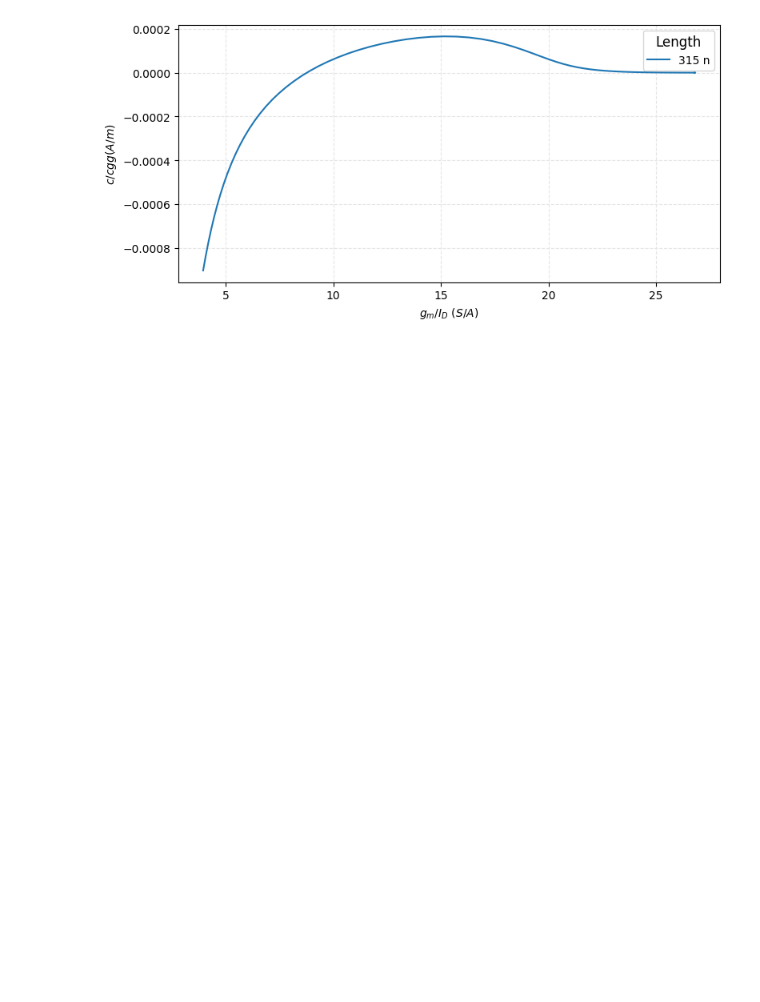
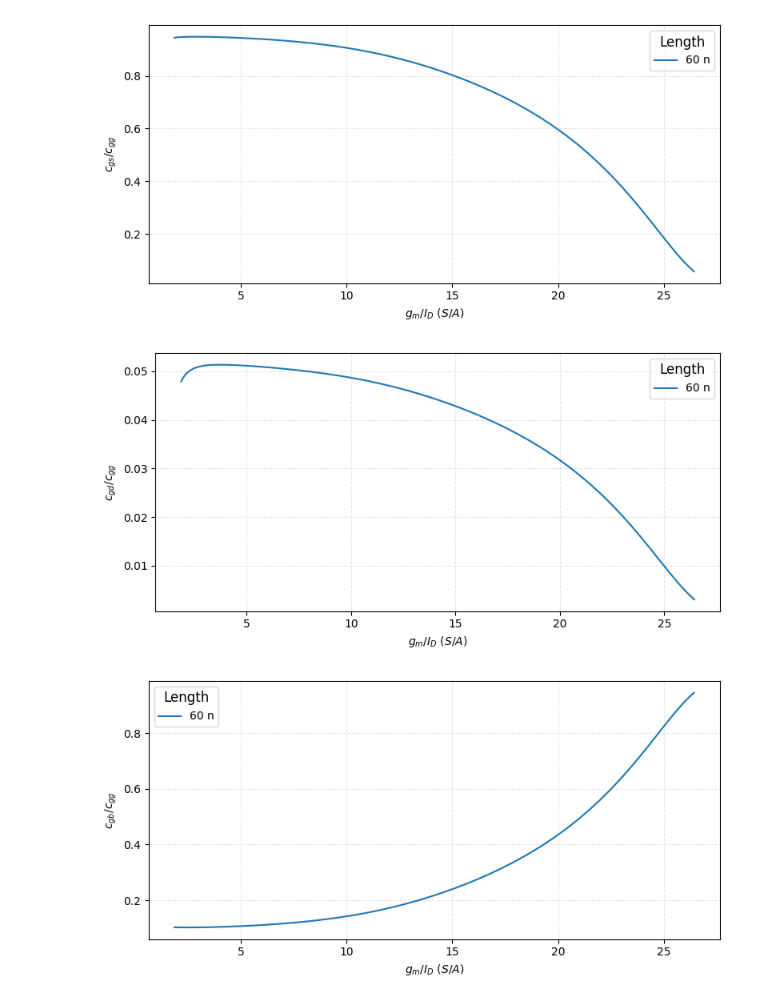
Before and after one commit to Meirelez/gmID_OTA, a Jupyter notebook: gmID_design_4_3.ipynb, the cells around one changed output. Drawn from its saved outputs; the diff is of its cells as text; code cells hidden in the pictures; blank space fills up the shorter version.

```diff
--- a/gmID_design_4_3.ipynb
+++ b/gmID_design_4_3.ipynb
@@ -12,7 +9,7 @@ Successfully installed numpy-2.0.2
 import numpy as np
 from mosplot.plot import load_lookup_table, Mosfet, Expression
 # %%
-lookup_table = load_lookup_table("/home/fmeireles/Desktop/teste3/gmid-main/tests/lookup_table_generator/freepdk45/freepdk45_2.npz")
+lookup_table = load_lookup_table("/home/just/Desktop/teste3/gmid-main/tests/lookup_table_generator/tsm65nm/tsmc65nm_V4.npz")
 # %%
 print(lookup_table.keys())
 # %% [output]
@@ -20,8 +17,8 @@ dict_keys(['NMOS_VTH', 'PMOS_VTH', 'description', 'simulator', 'parameter_names'
 # %%
 #Making Simple Plots
 # %%
-nmos = Mosfet(lookup_table=lookup_table, mos="NMOS_VTH", vbs=0.0, vds=0.6, vgs=(0.23, 1.1))
-pmos = Mosfet(lookup_table=lookup_table, mos="PMOS_VTH", vbs=0.0, vds=-0.6, vgs=(-1.2, -0.3))
+nmos = Mosfet(lookup_table=lookup_table, mos="nch_mac", vbs=0.0, vds=0.6, vgs=(0.2, 1.2))
+pmos = Mosfet(lookup_table=lookup_table, mos="pch_mac", vbs=0.0, vds=-0.6, vgs=(-1.2, -0.2))
 # %%
 print(nmos.length)
 # %% [output]
@@ -74,16 +53,60 @@ nmos.plot_by_expression(
 # %%
 nmos.plot_by_expression(
     x_expression = nmos.gmid_expression,
     y_expression = Expression(
-        variables=["cgd", "cgg"],
-        function=lambda x, y: (x / y),
-        label="$c / cgg (A/m)$",
-    ),
-    #y_scale="log",
-    filtered_values = nmos.length[6],
-    #y_scale="log",
-    #save_fig="/home/just/Desktop/teste3/gmid-main/figures/teste_imagem.svg"
-    # there are many other plot related options
+        variables=["cgs", "cgd", "cgb", "cgg"],
+        function=lambda x, y, z, w: (-x) / (w),
+        label="$c_{gs} / c_{gg}$",
+        ),
+    filtered_values = nmos.length[0],
 )
+nmos.plot_by_expression(
+    x_expression = nmos.gmid_expression,
+    y_expression = Expression(
+        variables=["cgs", "cgd", "cgb", "cgg"],
+        function=lambda x, y, z, w: (y) / (w),
+        label="$c_{gd} / c_{gg}$",
+        ),
+    filtered_values = nmos.length[0],
+)
+nmos.plot_by_expression(
+    x_expression = nmos.gmid_expression,
+    y_expression = Expression(
+        variables=["cgs", "cgd", "cgb", "cgg"],
+        function=lambda x, y, z, w: (-z) / (w),
+        label="$c_{gb} / c_{gg}$",
+        ),
+    filtered_values = nmos.length[0],
+)
+
+nmos.plot_by_expression(
+    x_expression = nmos.gmid_expression,
+    y_expression = Expression(
+        variables=["cgs", "cgd", "cgb", "cgg"],
+        function=lambda x, y, z, w: (-x-z+y) / (w),
+        label="$c_{gs}+c_{gd}+c_{gb} / c_{gg}$",
+        ),
+    filtered_values = nmos.length[:5],
+)
+nmos.plot_by_expression(
+    x_expression = nmos.gmid_expression,
+    y_expression = Expression(
+        variables=["cdd","weff"],
+        function=lambda x, y: x/y,
+        label="$c_{dd}/ W_{eff}$",
+        ),
+    filtered_values = nmos.length[14],
+)
+pmos.plot_by_expression(
+    x_expression = pmos.gmid_expression,
+    y_expression = Expression(
+        variables=["cdd","weff"],
+        function=lambda x, y: x/y,
+        label="$c_{dd}/ W_{eff}$",
+        ),
+    filtered_values = pmos.length[14],
+)
 # %% [output]
-[figure, old version]
+[figure, new version]
+[figure, added]
+[figure, added]
```
Also changed, not shown: parts of 14 cells of this notebook, 14 other files.
